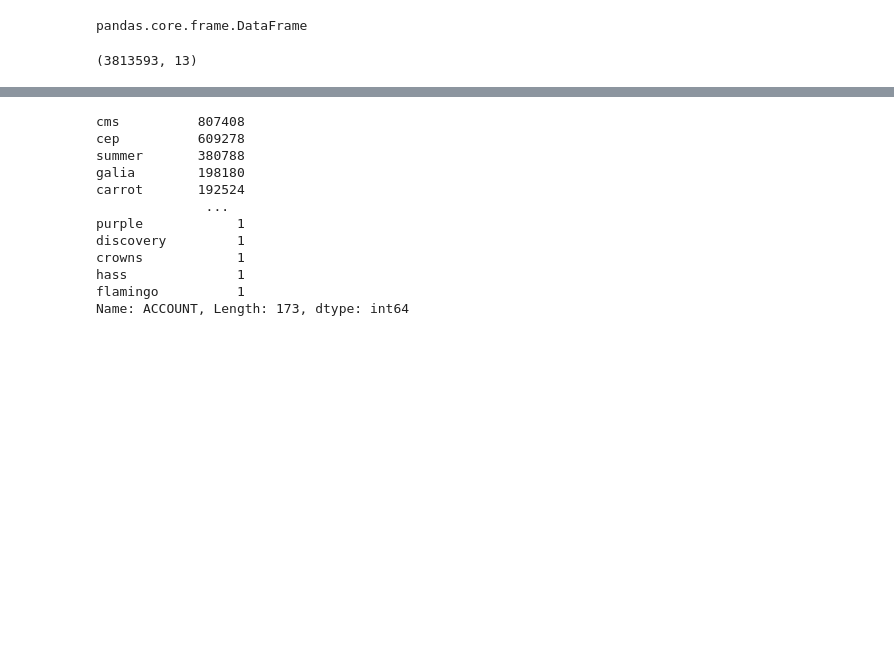
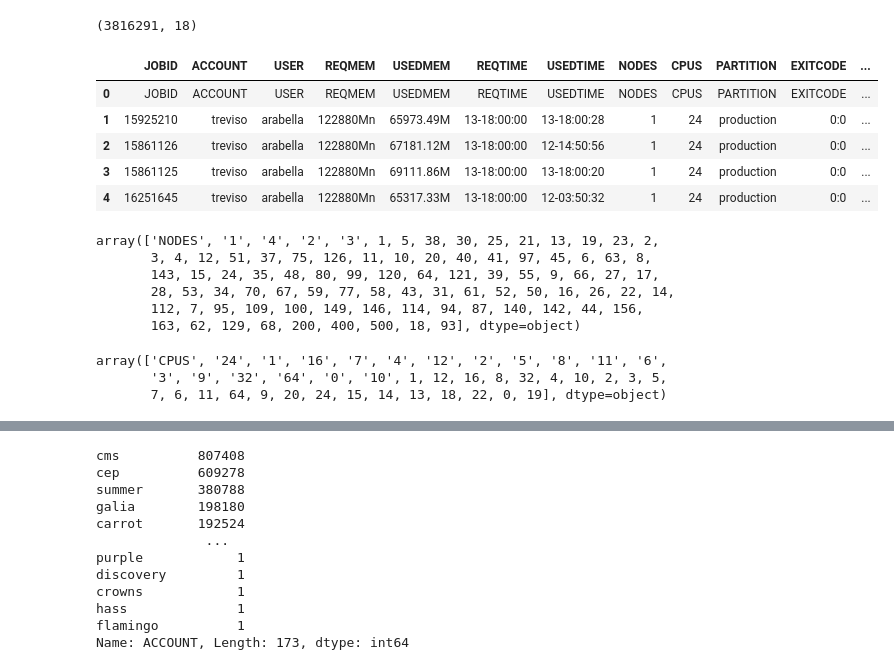
Before and after one commit to nss-data-science-cohort-4/dq2-accre-mst, a Jupyter notebook: accre_analysis.ipynb, the cells around one changed output, grey strips where cells are left out. Saved outputs shown, nothing was run; the diff lists cells and outputs as text; code cells hidden in the pictures; blank space fills up the shorter version.

Commit message:
imported all data

```diff
--- a/accre_analysis.ipynb
+++ b/accre_analysis.ipynb
@@ -39,9 +19,32 @@ b'Skipping line 3753700: expected 14 fields, saw 25\nSkipping line 3753704: expe
-# %%
-type(accre_df)
-# %% [output]
-pandas.core.frame.DataFrame
-# %%
-# how much data was lost?
-accre_df.shape
-# %% [output]
-(3813593, 13)
+# %%
+col_names= ['JOBID', 'ACCOUNT', 'USER', 'REQMEM', 'USEDMEM', 'REQTIME', 'USEDTIME',
+       'NODES', 'CPUS', 'PARTITION', 'EXITCODE', 'STATE', 'NODE1','NODE2','NODE3','NODE4','NODE5','NODE6']
+accre_df = pd.read_csv('accre-jobs-2020.csv', names=col_names)
+# %%
+accre_df.shape
+# %% [output]
+(3816291, 18)
+# %%
+accre_df.head()
+# %% [output]
+|  | JOBID | ACCOUNT | USER | REQMEM | USEDMEM | REQTIME | USEDTIME | NODES | CPUS | PARTITION | EXITCODE | ... |
+| 0 | JOBID | ACCOUNT | USER | REQMEM | USEDMEM | REQTIME | USEDTIME | NODES | CPUS | PARTITION | EXITCODE | ... |
+| 1 | 15925210 | treviso | arabella | 122880Mn | 65973.49M | 13-18:00:00 | 13-18:00:28 | 1 | 24 | production | 0:0 | ... |
+| 2 | 15861126 | treviso | arabella | 122880Mn | 67181.12M | 13-18:00:00 | 12-14:50:56 | 1 | 24 | production | 0:0 | ... |
+| 3 | 15861125 | treviso | arabella | 122880Mn | 69111.86M | 13-18:00:00 | 13-18:00:20 | 1 | 24 | production | 0:0 | ... |
+| 4 | 16251645 | treviso | arabella | 122880Mn | 65317.33M | 13-18:00:00 | 12-03:50:32 | 1 | 24 | production | 0:0 | ... |
+# %%
+accre_df['NODES'].unique()
+# %% [output]
+array(['NODES', '1', '4', '2', '3', 1, 5, 38, 30, 25, 21, 13, 19, 23, 2,
+       3, 4, 12, 51, 37, 75, 126, 11, 10, 20, 40, 41, 97, 45, 6, 63, 8,
+       143, 15, 24, 35, 48, 80, 99, 120, 64, 121, 39, 55, 9, 66, 27, 17,
+       28, 53, 34, 70, 67, 59, 77, 58, 43, 31, 61, 52, 50, 16, 26, 22, 14,
+       112, 7, 95, 109, 100, 149, 146, 114, 94, 87, 140, 142, 44, 156,
+       163, 62, 129, 68, 200, 400, 500, 18, 93], dtype=object)
+# %%
+accre_df['CPUS'].unique()
+# %% [output]
+array(['CPUS', '24', '1', '16', '7', '4', '12', '2', '5', '8', '11', '6',
+       '3', '9', '32', '64', '0', '10', 1, 12, 16, 8, 32, 4, 10, 2, 3, 5,
+       7, 6, 11, 64, 9, 20, 24, 15, 14, 13, 18, 22, 0, 19], dtype=object)
```
Also changed, not shown: parts of 21 cells of this notebook.
